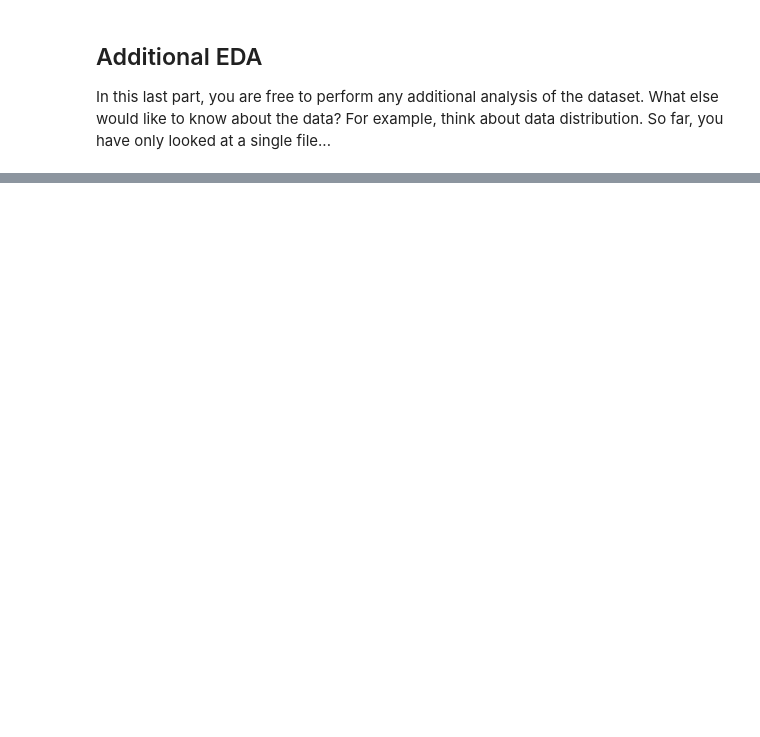
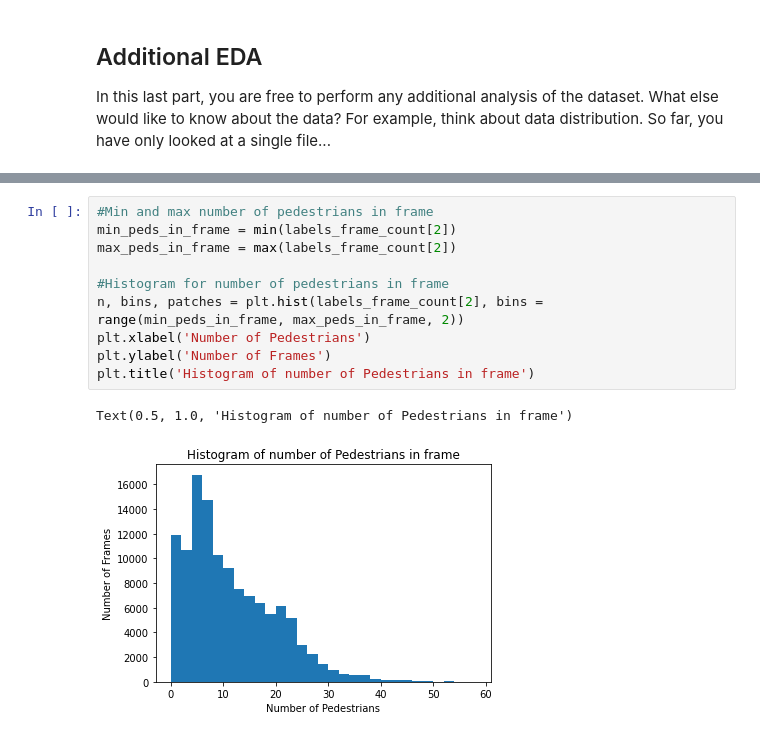
Before and after one commit to jayp55243/Udacity-C1-Object-Detection-in-an-Urban-Environment, a Jupyter notebook: Exploratory Data Analysis.ipynb, the cells around one changed output, grey strips where cells are left out. Drawn from its saved outputs; the diff is of its cells as text; blank space fills up the shorter version.

```diff
--- a/Exploratory Data Analysis.ipynb
+++ b/Exploratory Data Analysis.ipynb
@@ -35,0 +115,13 @@ For example, think about data distribution. So far, you have only looked at a si
+# %%
+#Min and max number of pedestrians in frame
+min_peds_in_frame = min(labels_frame_count[2])
+max_peds_in_frame = max(labels_frame_count[2])
+
+#Histogram for number of pedestrians in frame
+n, bins, patches = plt.hist(labels_frame_count[2], bins = range(min_peds_in_frame, max_peds_in_frame, 2))
+plt.xlabel('Number of Pedestrians')
+plt.ylabel('Number of Frames')
+plt.title('Histogram of number of Pedestrians in frame')
+# %% [output]
+Text(0.5, 1.0, 'Histogram of number of Pedestrians in frame')
+[figure, added]
```
Also changed, not shown: parts of 12 cells of this notebook.
